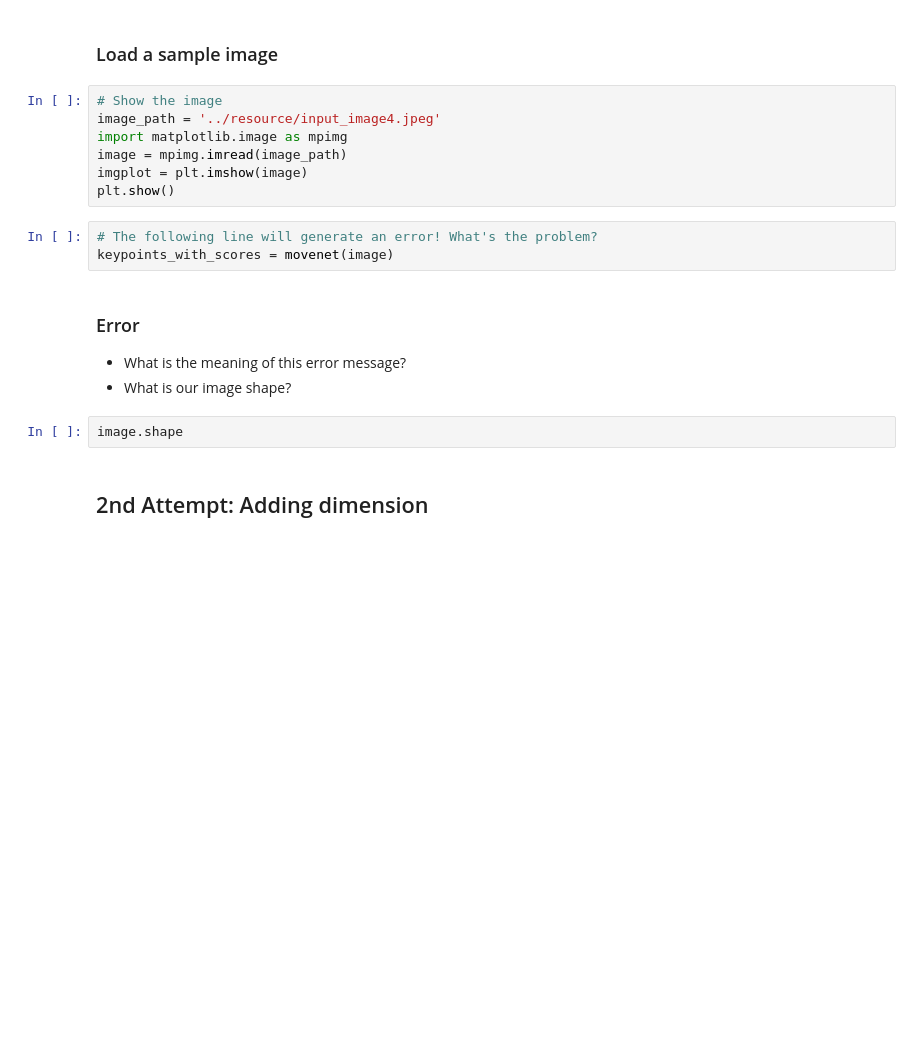
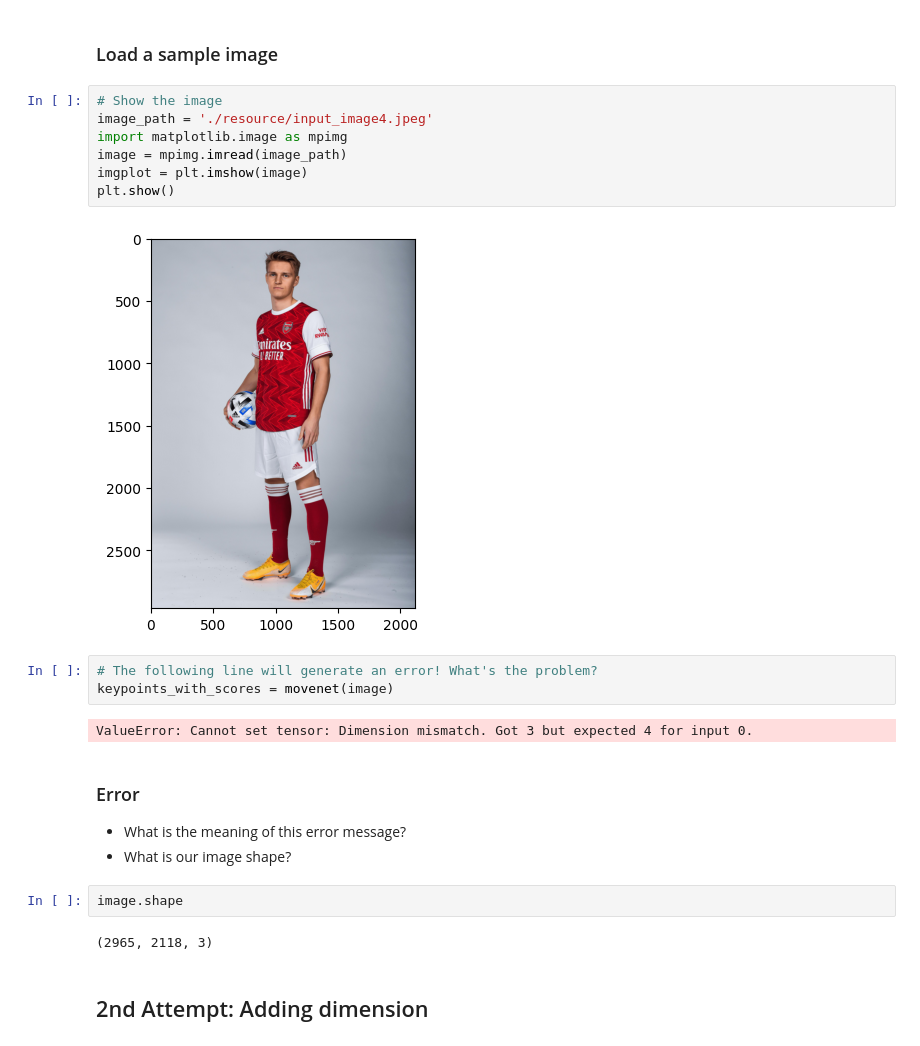
Before and after one commit to 10botics/pi-squat-counter, a Jupyter notebook: A4. Pose Estimation Model.ipynb, the cells around one changed output. Cells and saved outputs as stored; diff of their text form; blank space fills up the shorter version.

```diff
--- a/A4. Pose Estimation Model.ipynb
+++ b/A4. Pose Estimation Model.ipynb
@@ -95,14 +119,18 @@ interpreter.get_output_details()
 ### Load a sample image
 # %%
 # Show the image
-image_path = '../resource/input_image4.jpeg'
+image_path = './resource/input_image4.jpeg'
 import matplotlib.image as mpimg
 image = mpimg.imread(image_path)
 imgplot = plt.imshow(image)
 plt.show()
+# %% [output]
+[figure, added]
 # %%
 # The following line will generate an error! What's the problem?
 keypoints_with_scores = movenet(image)
+# %% [output]
+ValueError: Cannot set tensor: Dimension mismatch. Got 3 but expected 4 for input 0.
 # %% [markdown]
 ### Error
 
@@ -110,6 +138,8 @@ keypoints_with_scores = movenet(image)
 - What is our image shape?
 # %%
 image.shape
+# %% [output]
+(2965, 2118, 3)
 # %% [markdown]
 ## 2nd Attempt: Adding dimension
 # %%
```
Also changed, not shown: parts of 21 cells of this notebook, 12 other files.
